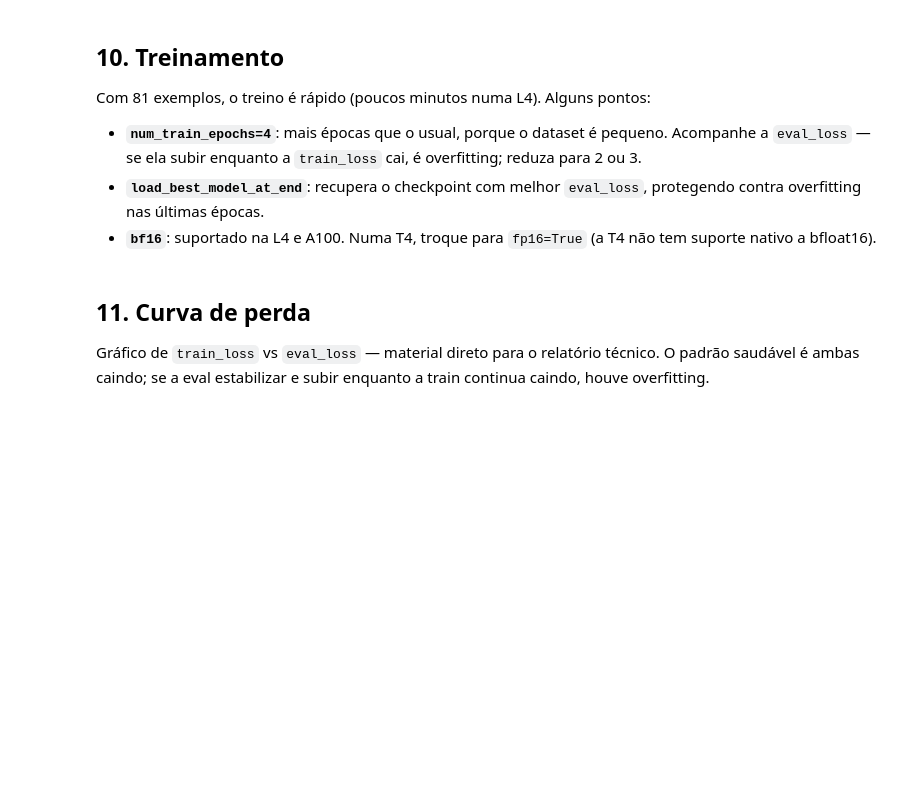
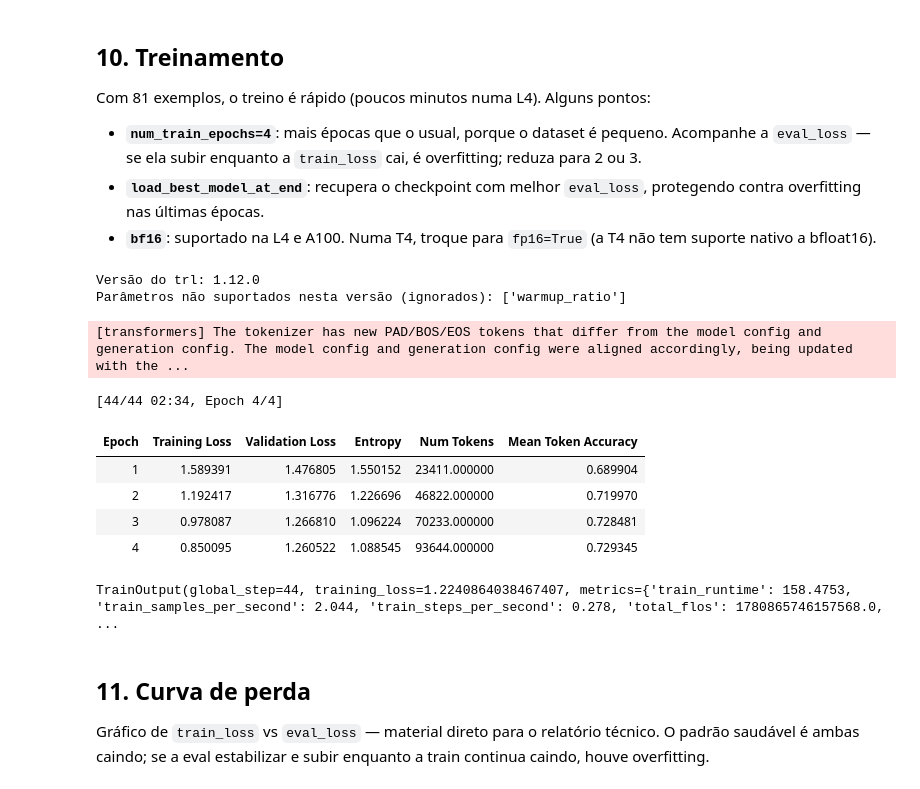
Before and after one commit to mvaraujo1977/TECH-CHALLENGE-3, a Jupyter notebook: notebooks/02_finetuning.ipynb, the cells around one changed output. Saved outputs shown, nothing was run; the diff lists cells and outputs as text; code cells hidden in the pictures; blank space fills up the shorter version.

```diff
--- a/notebooks/02_finetuning.ipynb
+++ b/notebooks/02_finetuning.ipynb
@@ -85,13 +114,13 @@ O enunciado sugere LLaMA ou Falcon. Usamos **Llama 3.2 3B Instruct**: pequeno o
 
 Se preferir evitar o gate, troque `MODEL_NAME` pela alternativa comentada — o restante do notebook funciona sem alteração.
 # %%
-MODEL_NAME = "meta-llama/Llama-3.2-3B-Instruct"
+MODEL_NAME = "Qwen/Qwen2.5-3B-Instruct"
 
-# Alternativas sem gate de licença:
-# MODEL_NAME = "Qwen/Qwen2.5-3B-Instruct"
+# Alternativas:
+# MODEL_NAME = "meta-llama/Llama-3.2-3B-Instruct"   # exige aceitar licença
 # MODEL_NAME = "microsoft/Phi-3-mini-4k-instruct"
 
-HUB_REPO = f"{'SEU_USUARIO_HF'}/assistente-medico-lora"   # ← ajuste para o seu usuário do HF
+HUB_REPO = "mvaraujo1977/assistente-medico-lora"
 
 SYSTEM_PROMPT = (
     "Você é um assistente clínico de apoio à decisão do hospital. "
@@ -247,39 +312,76 @@ Com 81 exemplos, o treino é rápido (poucos minutos numa L4). Alguns pontos:
 - **`load_best_model_at_end`**: recupera o checkpoint com melhor `eval_loss`, protegendo contra overfitting nas últimas épocas.
 - **`bf16`**: suportado na L4 e A100. Numa T4, troque para `fp16=True` (a T4 não tem suporte nativo a bfloat16).
 # %%
+import inspect
 from trl import SFTTrainer, SFTConfig
 
-training_args = SFTConfig(
+print("Versão do trl:", __import__("trl").__version__)
+
+# parâmetros desejados
+desejados = dict(
     output_dir="./resultados_finetuning",
     num_train_epochs=4,
     per_device_train_batch_size=2,
     gradient_accumulation_steps=4,
     learning_rate=2e-4,
     lr_scheduler_type="cosine",
     warmup_ratio=0.1,
     logging_steps=5,
     eval_strategy="epoch",
     save_strategy="epoch",
     load_best_model_at_end=True,
     metric_for_best_model="eval_loss",
     greater_is_better=False,
-    bf16=True,          # troque para fp16=True se estiver numa T4
+    bf16=True,                  # fp16=True se estiver numa T4
     report_to="none",
     dataset_text_field="text",
     max_seq_length=1024,
     packing=False,
 )
+
+# renomes conhecidos entre versões do trl
+renomes = {
+    "max_seq_length": "max_length",
+    "eval_strategy": "evaluation_strategy",
+}
+
+params_validos = set(inspect.signature(SFTConfig.__init__).parameters)
+aceitos, descartados = {}, []
+
+for chave, valor in desejados.items():
+    if chave in params_validos:
+        aceitos[chave] = valor
+    elif chave in renomes and renomes[chave] in params_validos:
+        aceitos[renomes[chave]] = valor
+    else:
+        descartados.append(chave)
+
+if descartados:
+    print("Parâmetros não suportados nesta versão (ignorados):", descartados)
+
+training_args = SFTConfig(**aceitos)
 
 trainer = SFTTrainer(
     model=model,
     args=training_args,
     train_dataset=ds_treino,
     eval_dataset=ds_aval,
     processing_class=tokenizer,
 )
 
 resultado = trainer.train()
 print(resultado)
+# %% [output]
+Versão do trl: 1.12.0
+Parâmetros não suportados nesta versão (ignorados): ['warmup_ratio']
+[transformers] The tokenizer has new PAD/BOS/EOS tokens that differ from the model config and generation config. The model config and generation config were aligned accordingly, being updated with the ...
+[44/44 02:34, Epoch 4/4]
+| Epoch | Training Loss | Validation Loss | Entropy | Num Tokens | Mean Token Accuracy |
+| 1 | 1.589391 | 1.476805 | 1.550152 | 23411.000000 | 0.689904 |
+| 2 | 1.192417 | 1.316776 | 1.226696 | 46822.000000 | 0.719970 |
+| 3 | 0.978087 | 1.266810 | 1.096224 | 70233.000000 | 0.728481 |
+| 4 | 0.850095 | 1.260522 | 1.088545 | 93644.000000 | 0.729345 |
+TrainOutput(global_step=44, training_loss=1.2240864038467407, metrics={'train_runtime': 158.4753, 'train_samples_per_second': 2.044, 'train_steps_per_second': 0.278, 'total_flos': 1780865746157568.0,  ...
 # %% [markdown]
 ## 11. Curva de perda
 
```
Also changed, not shown: parts of 18 cells of this notebook.
